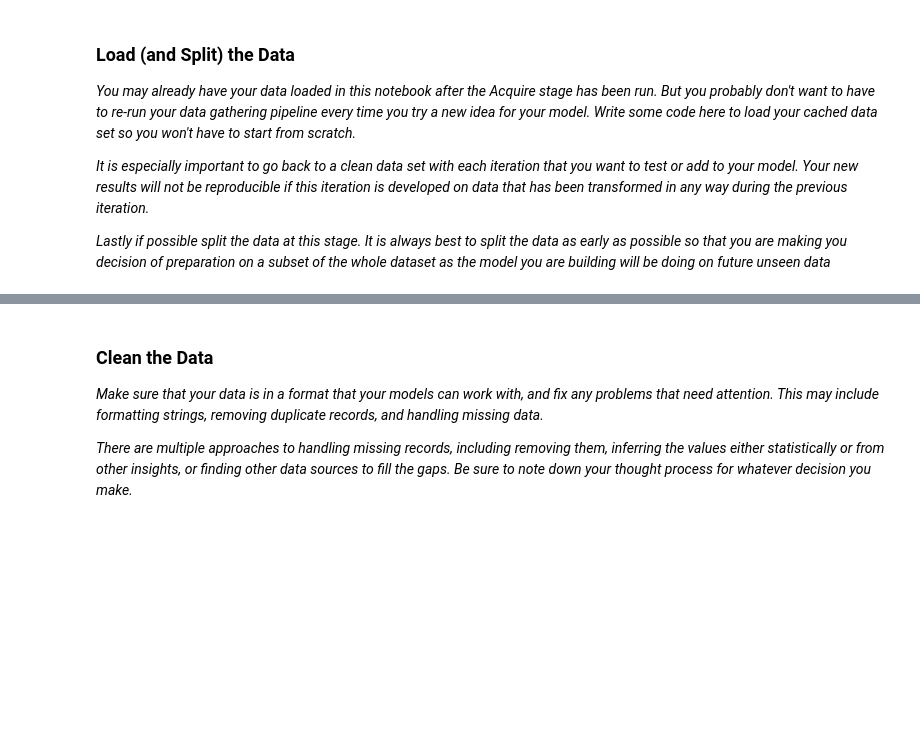
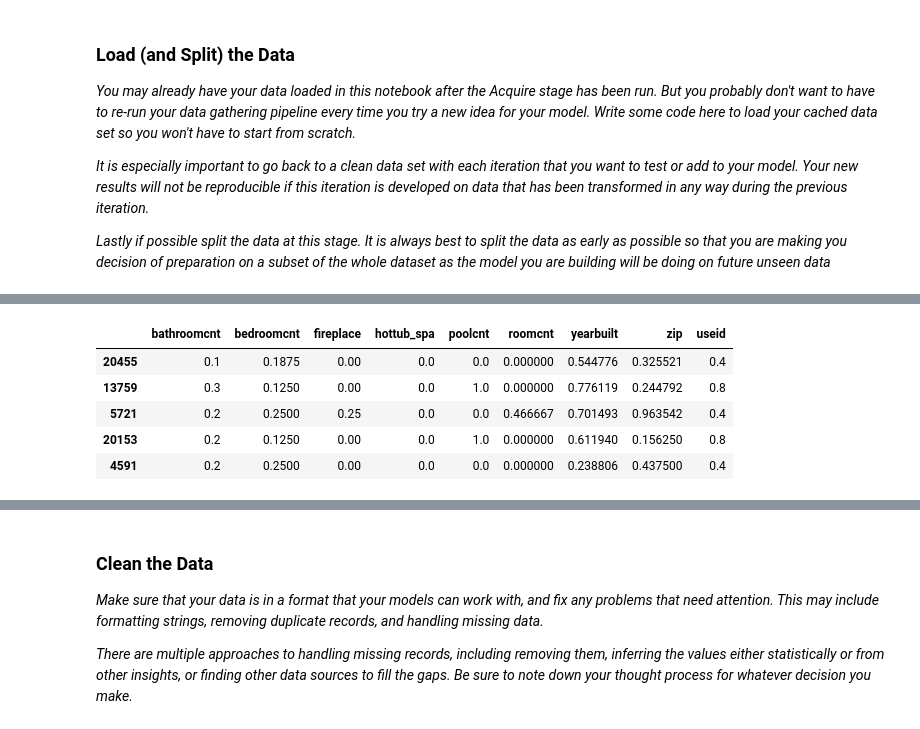
Before and after one commit to CSolitaire/regression-exercises, a Jupyter notebook: regression_project/mvp.ipynb, the cells around one changed output, grey strips where cells are left out. Cells and saved outputs as stored; diff of their text form; code cells hidden in the pictures; blank space fills up the shorter version.

```diff
--- a/regression_project/mvp.ipynb
+++ b/regression_project/mvp.ipynb
@@ -517,0 +459,9 @@ numeric_cols = get_numeric_X_cols(X_train, object_cols)
+# %%
+X_train_scaled.head()
+# %% [output]
+|  | bathroomcnt | bedroomcnt | fireplace | hottub_spa | poolcnt | roomcnt | yearbuilt | zip | useid |
+| 20455 | 0.1 | 0.1875 | 0.00 | 0.0 | 0.0 | 0.000000 | 0.544776 | 0.325521 | 0.4 |
+| 13759 | 0.3 | 0.1250 | 0.00 | 0.0 | 1.0 | 0.000000 | 0.776119 | 0.244792 | 0.8 |
+| 5721 | 0.2 | 0.2500 | 0.25 | 0.0 | 0.0 | 0.466667 | 0.701493 | 0.963542 | 0.4 |
+| 20153 | 0.2 | 0.1250 | 0.00 | 0.0 | 1.0 | 0.000000 | 0.611940 | 0.156250 | 0.8 |
+| 4591 | 0.2 | 0.2500 | 0.00 | 0.0 | 0.0 | 0.000000 | 0.238806 | 0.437500 | 0.4 |
```
Also changed, not shown: parts of 15 cells of this notebook, 1 other file.
